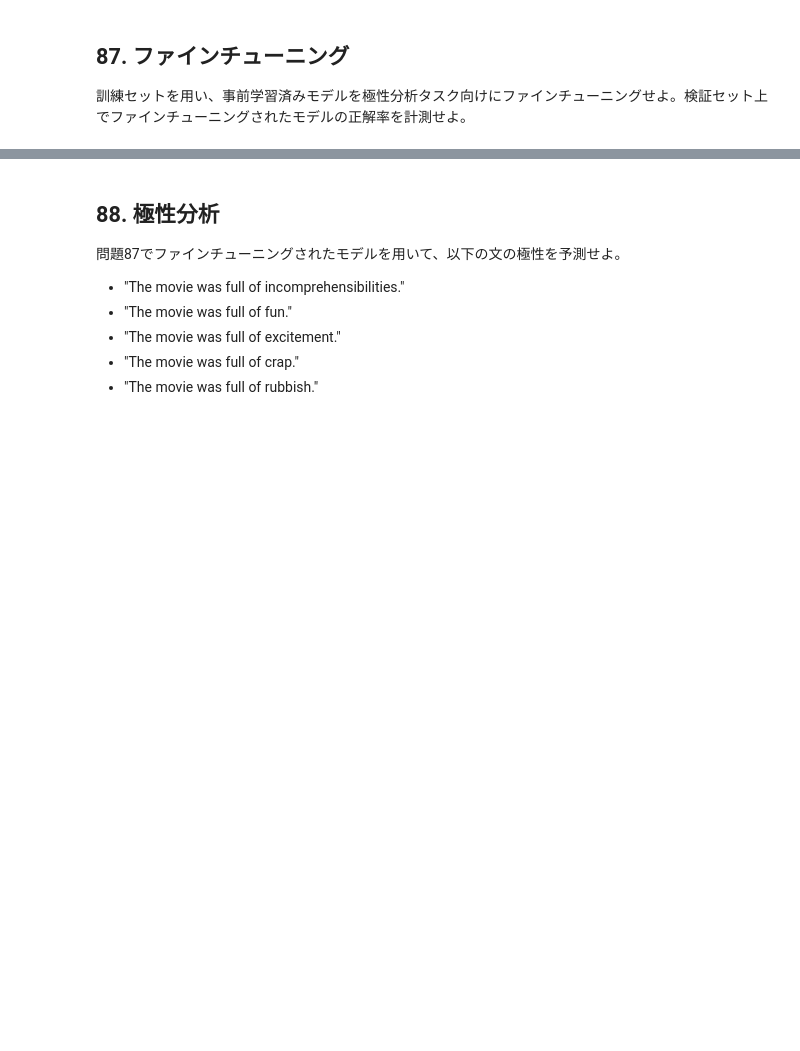
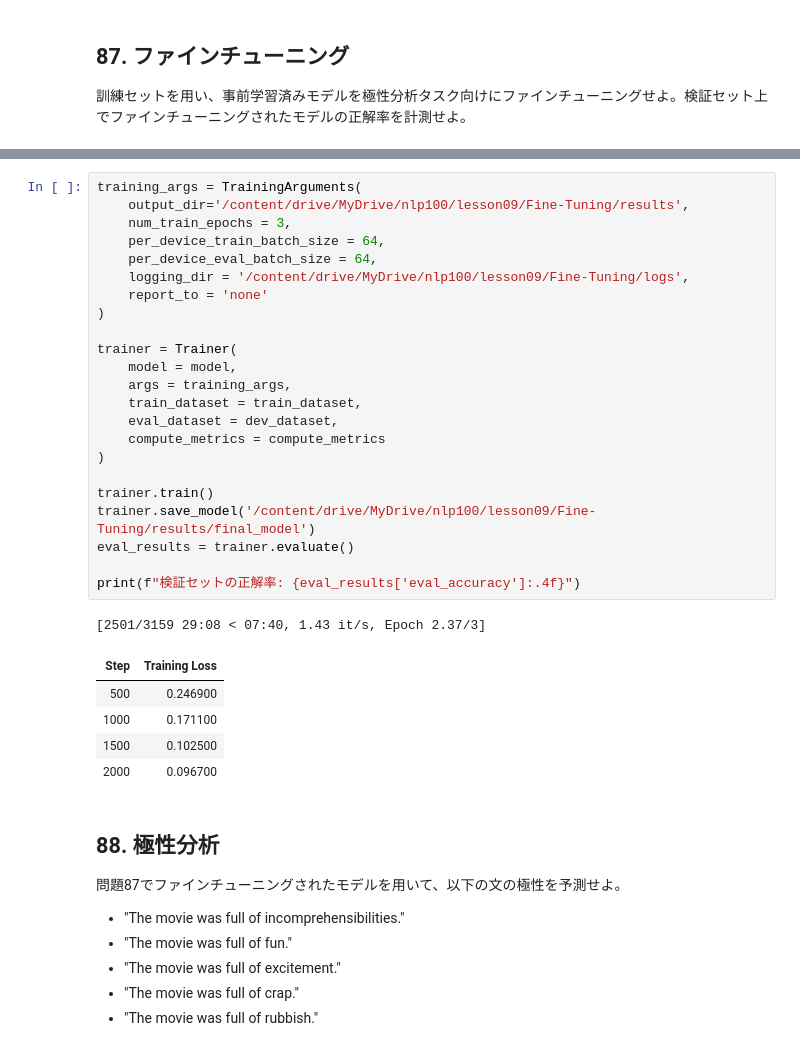
Before and after one commit to tempuraguruguru/nlp, a Jupyter notebook: ja/ch09.ipynb, the cells around one changed output, grey strips where cells are left out. Cells and saved outputs as stored; diff of their text form; blank space fills up the shorter version.

```diff
--- a/ja/ch09.ipynb
+++ b/ja/ch09.ipynb
@@ -331,3 +304,33 @@ You should probably TRAIN this model on a down-stream task to be able to use it
+# %%
+training_args = TrainingArguments(
+    output_dir='/content/drive/MyDrive/nlp100/lesson09/Fine-Tuning/results',
+    num_train_epochs = 3,
+    per_device_train_batch_size = 64,
+    per_device_eval_batch_size = 64,
+    logging_dir = '/content/drive/MyDrive/nlp100/lesson09/Fine-Tuning/logs',
+    report_to = 'none'
+)
+
+trainer = Trainer(
+    model = model,
+    args = training_args,
+    train_dataset = train_dataset,
+    eval_dataset = dev_dataset,
+    compute_metrics = compute_metrics
+)
+
+trainer.train()
+trainer.save_model('/content/drive/MyDrive/nlp100/lesson09/Fine-Tuning/results/final_model')
+eval_results = trainer.evaluate()
+
+print(f"検証セットの正解率: {eval_results['eval_accuracy']:.4f}")
+# %% [output]
+[2501/3159 29:08 < 07:40, 1.43 it/s, Epoch 2.37/3]
+| Step | Training Loss |
+| 500 | 0.246900 |
+| 1000 | 0.171100 |
+| 1500 | 0.102500 |
+| 2000 | 0.096700 |
 # %% [markdown]
 ## 88. 極性分析
 
```
Also changed, not shown: parts of 7 cells of this notebook.
